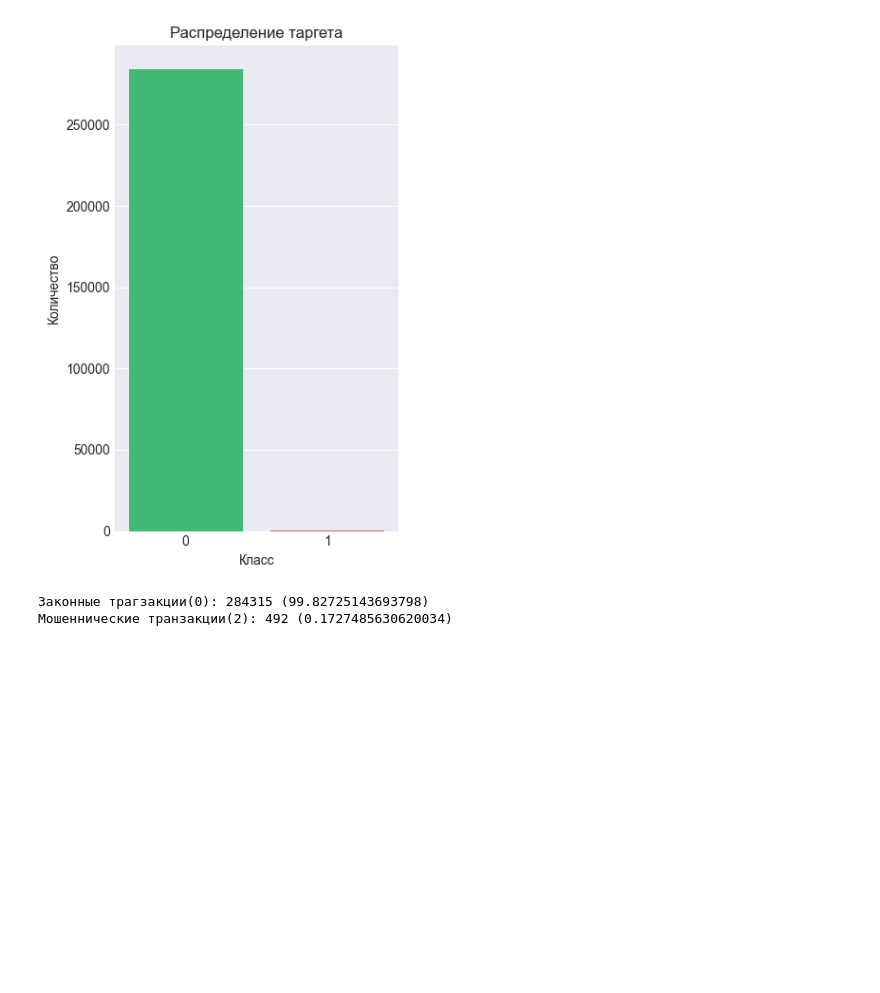
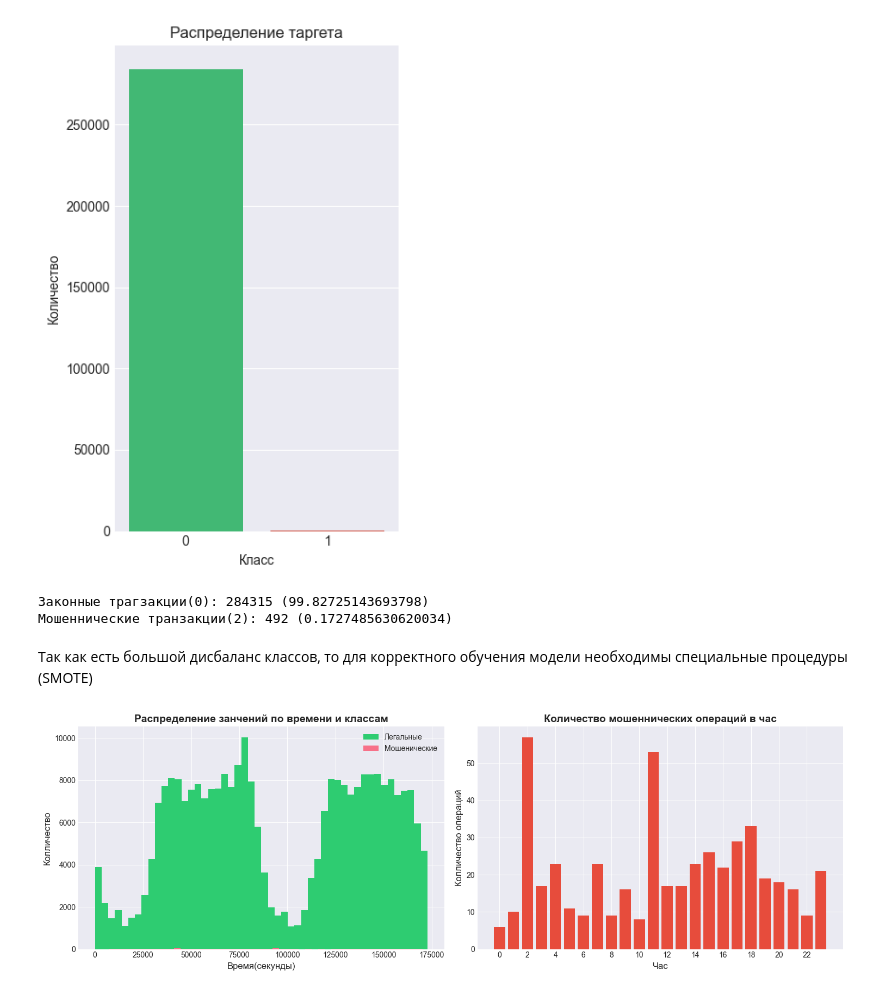
Before and after one commit to curiuwu/Machine-Learning-projects, a Jupyter notebook: credit_fraude_detection/credit_fraud_detection.ipynb, the cells around one changed output. Saved outputs shown, nothing was run; the diff lists cells and outputs as text; code cells hidden in the pictures; blank space fills up the shorter version.

```diff
--- a/credit_fraude_detection/credit_fraud_detection.ipynb
+++ b/credit_fraude_detection/credit_fraud_detection.ipynb
@@ -130,3 +135,27 @@ print(f'Мошеннические транзакции(2): {fraud_count[1]} ({f
 # %% [output]
 Законные трагзакции(0): 284315 (99.82725143693798)
 Мошеннические транзакции(2): 492 (0.1727485630620034)
+# %% [markdown]
+Так как есть большой дисбаланс классов, то для корректного обучения модели необходимы специальные процедуры (SMOTE)
+# %%
+# Распределение по времени
+
+fig, axes = plt.subplots(1, 2, figsize=(15, 5))
+axes[0].hist(credit_data[credit_data['Class'] == 0]['Time'], bins=50, label='Легальные', color="#2ecc71")
+axes[0].hist(credit_data[credit_data['Class'] == 1]['Time'], bins=50, label='Мошенические')
+axes[0].set_title('Распределение занчений по времени и классам', fontsize=14, fontweight='bold')
+axes[0].set_xlabel('Время(секунды)', fontsize=12)
+axes[0].set_ylabel('Колличество', fontsize=12)
+axes[0].legend()
+
+credit_data['Hour'] = ((credit_data['Time'] % 86400) / 3600).astype(int)
+fraud_by_hour = credit_data[credit_data['Class'] == 1].groupby('Hour').size()
+axes[1].bar(fraud_by_hour.index, fraud_by_hour.values, color='#e74c3c', width=0.8)
+axes[1].set_title('Количество мошеннических операций в час', fontsize=14, fontweight='bold')
+axes[1].set_xlabel('Час', fontsize=12)
+axes[1].set_ylabel('Колличество операций', fontsize=12)
+axes[1].set_xticks(range(0, 24, 2))
+plt.tight_layout()
+plt.show()
+# %% [output]
+[figure, added]
```
Also changed, not shown: parts of 29 cells of this notebook.
